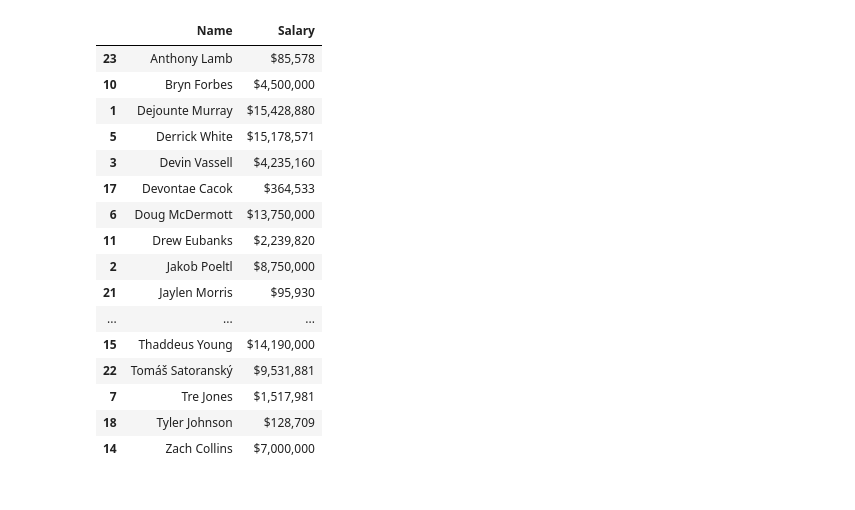
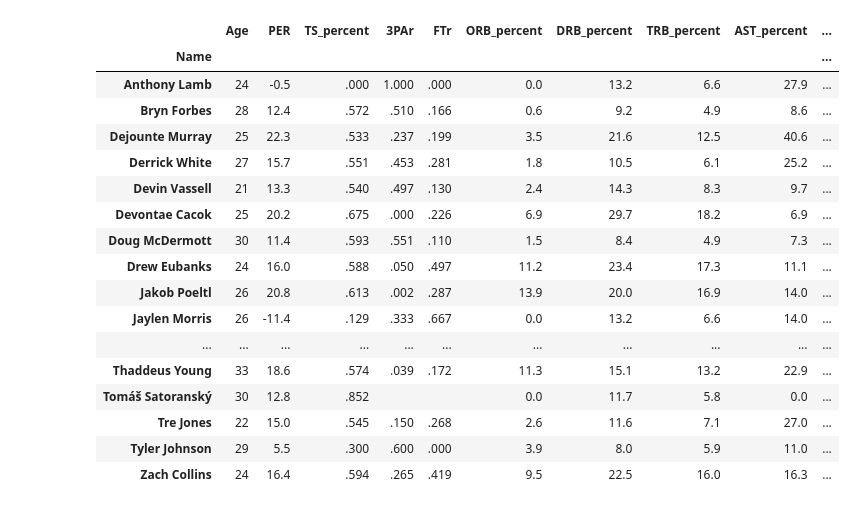
Before and after one commit to VincentBanuelos/nba_salary_predictor, a Jupyter notebook: nba_working.ipynb, the cells around one changed output. Saved outputs shown, nothing was run; the diff lists cells and outputs as text; code cells hidden in the pictures.

```diff
--- a/nba_working.ipynb
+++ b/nba_working.ipynb
@@ -124 +113,23 @@ advstats.sort_values(by='Name')
+# %%
+advstats = get_adv()
+advstats
+# %% [output]
+|  | Age | PER | TS_percent | 3PAr | FTr | ORB_percent | DRB_percent | TRB_percent | AST_percent | ... |
+| Name |  |  |  |  |  |  |  |  |  | ... |
+| Anthony Lamb | 24 | -0.5 | .000 | 1.000 | .000 | 0.0 | 13.2 | 6.6 | 27.9 | ... |
+| Bryn Forbes | 28 | 12.4 | .572 | .510 | .166 | 0.6 | 9.2 | 4.9 | 8.6 | ... |
+| Dejounte Murray | 25 | 22.3 | .533 | .237 | .199 | 3.5 | 21.6 | 12.5 | 40.6 | ... |
+| Derrick White | 27 | 15.7 | .551 | .453 | .281 | 1.8 | 10.5 | 6.1 | 25.2 | ... |
+| Devin Vassell | 21 | 13.3 | .540 | .497 | .130 | 2.4 | 14.3 | 8.3 | 9.7 | ... |
+| Devontae Cacok | 25 | 20.2 | .675 | .000 | .226 | 6.9 | 29.7 | 18.2 | 6.9 | ... |
+| Doug McDermott | 30 | 11.4 | .593 | .551 | .110 | 1.5 | 8.4 | 4.9 | 7.3 | ... |
+| Drew Eubanks | 24 | 16.0 | .588 | .050 | .497 | 11.2 | 23.4 | 17.3 | 11.1 | ... |
+| Jakob Poeltl | 26 | 20.8 | .613 | .002 | .287 | 13.9 | 20.0 | 16.9 | 14.0 | ... |
+| Jaylen Morris | 26 | -11.4 | .129 | .333 | .667 | 0.0 | 13.2 | 6.6 | 14.0 | ... |
+| ... | ... | ... | ... | ... | ... | ... | ... | ... | ... | ... |
+| Thaddeus Young | 33 | 18.6 | .574 | .039 | .172 | 11.3 | 15.1 | 13.2 | 22.9 | ... |
+| Tomáš Satoranský | 30 | 12.8 | .852 |  |  | 0.0 | 11.7 | 5.8 | 0.0 | ... |
+| Tre Jones | 22 | 15.0 | .545 | .150 | .268 | 2.6 | 11.6 | 7.1 | 27.0 | ... |
+| Tyler Johnson | 29 | 5.5 | .300 | .600 | .000 | 3.9 | 8.0 | 5.9 | 11.0 | ... |
+| Zach Collins | 24 | 16.4 | .594 | .265 | .419 | 9.5 | 22.5 | 16.0 | 16.3 | ... |
 # %%
@@ -129,20 +141,0 @@ salaries = pd.read_csv('salaries - Sheet1.csv')
-# %%
-salaries.sort_values(by='Name')
-# %% [output]
-|  | Name | Salary |
-| 23 | Anthony Lamb | $85,578 |
-| 10 | Bryn Forbes | $4,500,000 |
-| 1 | Dejounte Murray | $15,428,880 |
-| 5 | Derrick White | $15,178,571 |
-| 3 | Devin Vassell | $4,235,160 |
-| 17 | Devontae Cacok | $364,533 |
-| 6 | Doug McDermott | $13,750,000 |
-| 11 | Drew Eubanks | $2,239,820 |
-| 2 | Jakob Poeltl | $8,750,000 |
-| 21 | Jaylen Morris | $95,930 |
-| ... | ... | ... |
-| 15 | Thaddeus Young | $14,190,000 |
-| 22 | Tomáš Satoranský | $9,531,881 |
-| 7 | Tre Jones | $1,517,981 |
-| 18 | Tyler Johnson | $128,709 |
-| 14 | Zach Collins | $7,000,000 |
```
Also changed, not shown: parts of 9 cells of this notebook.
